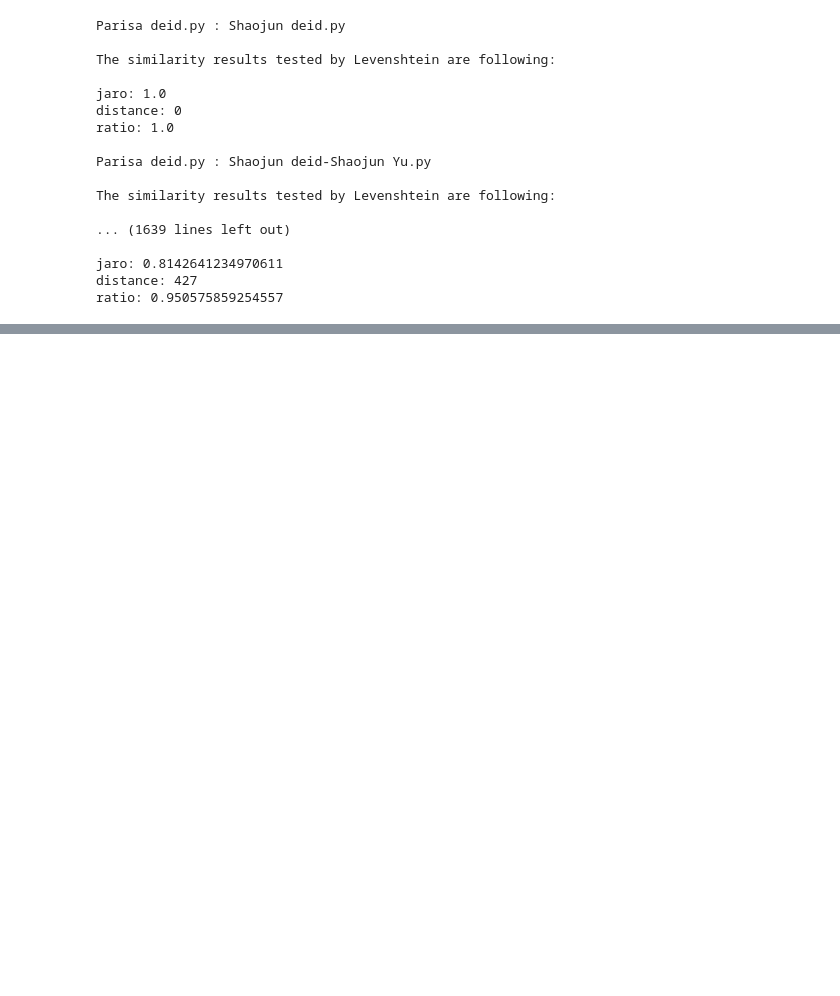
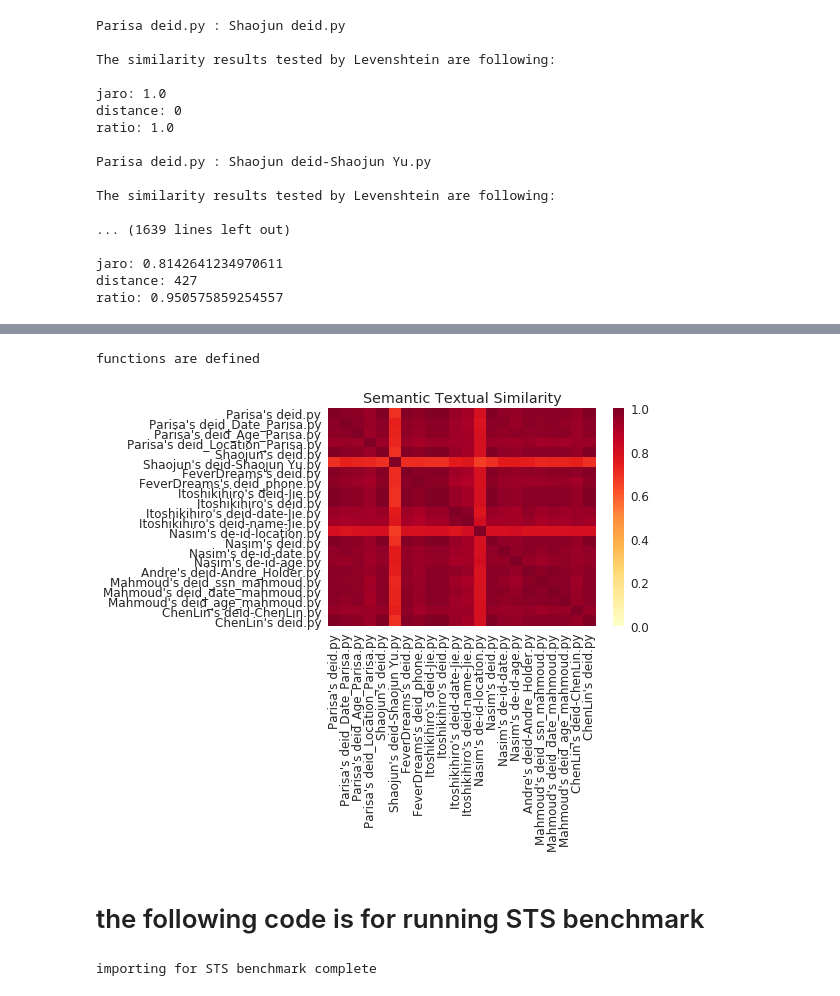
Before and after one commit to itoshikihiro/BMI500_Check_Similarity, a Jupyter notebook: Similarity_checher.ipynb, the cells around one changed output, grey strips where cells are left out. Saved outputs shown, nothing was run; the diff lists cells and outputs as text; code cells hidden in the pictures; blank space fills up the shorter version.

Commit message:
update virtualize tensorflow score and STS benchmark scores

```diff
--- a/Similarity_checher.ipynb
+++ b/Similarity_checher.ipynb
@@ -125,0 +168,4 @@ ratio: 0.950575859254557
+# %%
+#@param ["https://tfhub.dev/google/universal-sentence-encoder/2", "https://tfhub.dev/google/universal-sentence-encoder-large/3"]
+module_url = "https://tfhub.dev/google/universal-sentence-encoder/2"
+print("module_url recorded")
@@ -125,0 +237,42 @@ ratio: 0.950575859254557
+# %%
+# the exmaple from the google code lab
+def plot_similarity(labels, features, rotation):
+  corr = np.inner(features, features)
+  sns.set(font_scale=1.2)
+  g = sns.heatmap(
+      corr,
+      xticklabels=labels,
+      yticklabels=labels,
+      vmin=0,
+      vmax=1,
+      cmap="YlOrRd")
+  g.set_xticklabels(labels, rotation=rotation)
+  g.set_title("Semantic Textual Similarity")
+
+
+def run_and_plot(session_, input_tensor_, label_list, data_list, encoding_tensor):
+  message_embeddings_ = session_.run(encoding_tensor, feed_dict={input_tensor_: data_list})
+  plot_similarity(label_list, message_embeddings_, 90)
+
+print("functions are defined")
+# %% [output]
+functions are defined
+# %%
+# use function to visualize the simiarity among python files
+similarity_input_placeholder = tf.placeholder(tf.string, shape=(None))
+similarity_message_encodings = embed(similarity_input_placeholder)
+with tf.Session() as session:
+  session.run(tf.global_variables_initializer())
+  session.run(tf.tables_initializer())
+  run_and_plot(session, similarity_input_placeholder, OWNER_PY_LIST, PY_DATA_LIST,
+               similarity_message_encodings)
+# %% [output]
+[figure, added]
+# %% [markdown]
+# the following code is for running STS benchmark
+# %%
+import scipy
+import math
+print("importing for STS benchmark complete")
+# %% [output]
+importing for STS benchmark complete
```
Also changed, not shown: parts of 10 cells of this notebook, 3 other files.
